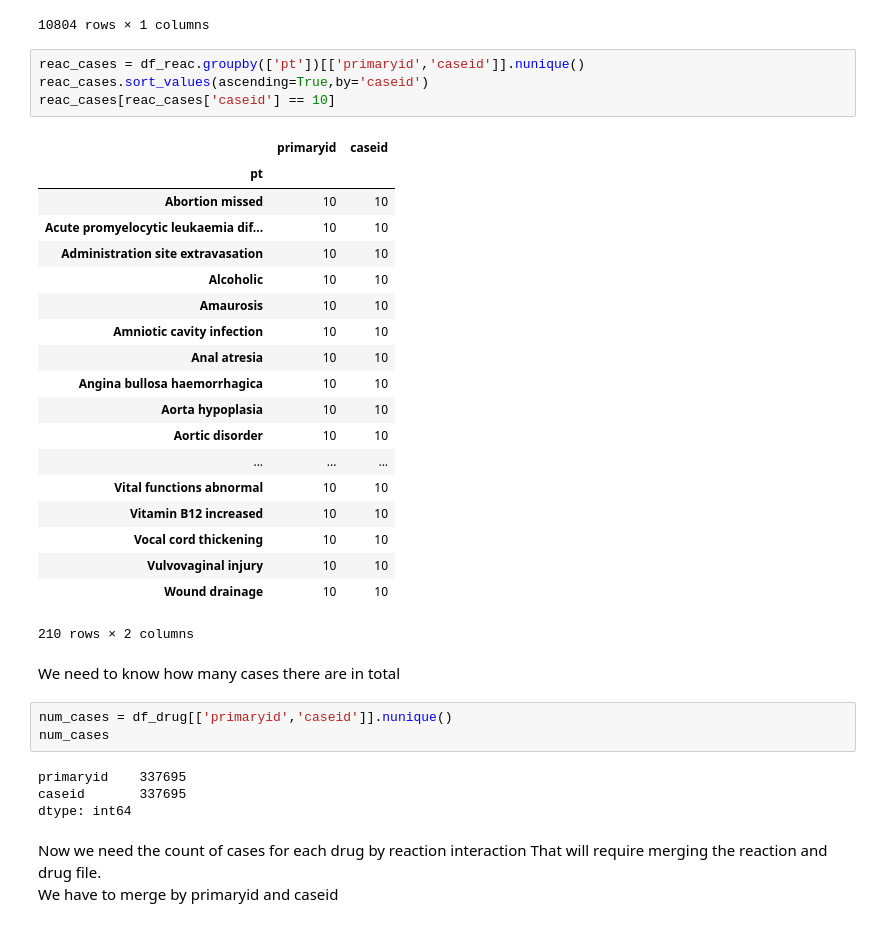
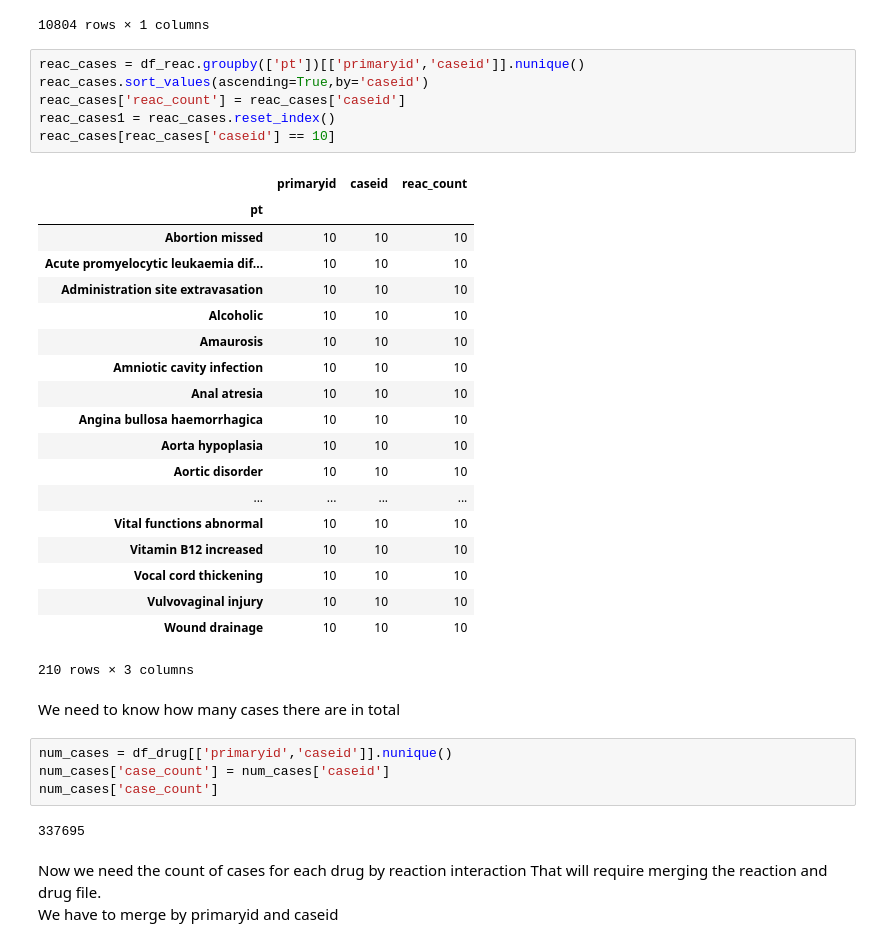
Before and after one commit to harlananelson/datascience, a Jupyter notebook: What Drugs are Bad.ipynb, the cells around one changed output. Drawn from its saved outputs; the diff is of its cells as text.

```diff
--- a/What Drugs are Bad.ipynb
+++ b/What Drugs are Bad.ipynb
@@ -707,36 +707,37 @@ df_reac.groupby(['pt'])[['caseid']].nunique()
 # %%
 reac_cases = df_reac.groupby(['pt'])[['primaryid','caseid']].nunique()
 reac_cases.sort_values(ascending=True,by='caseid')
+reac_cases['reac_count'] = reac_cases['caseid']
+reac_cases1 = reac_cases.reset_index()
 reac_cases[reac_cases['caseid'] == 10]
 # %% [output]
-|  | primaryid | caseid |
-| pt |  |  |
-| Abortion missed | 10 | 10 |
-| Acute promyelocytic leukaemia dif... | 10 | 10 |
-| Administration site extravasation | 10 | 10 |
-| Alcoholic | 10 | 10 |
-| Amaurosis | 10 | 10 |
-| Amniotic cavity infection | 10 | 10 |
-| Anal atresia | 10 | 10 |
-| Angina bullosa haemorrhagica | 10 | 10 |
-| Aorta hypoplasia | 10 | 10 |
-| Aortic disorder | 10 | 10 |
-| ... | ... | ... |
-| Vital functions abnormal | 10 | 10 |
-| Vitamin B12 increased | 10 | 10 |
-| Vocal cord thickening | 10 | 10 |
-| Vulvovaginal injury | 10 | 10 |
-| Wound drainage | 10 | 10 |
+|  | primaryid | caseid | reac_count |
+| pt |  |  |  |
+| Abortion missed | 10 | 10 | 10 |
+| Acute promyelocytic leukaemia dif... | 10 | 10 | 10 |
+| Administration site extravasation | 10 | 10 | 10 |
+| Alcoholic | 10 | 10 | 10 |
+| Amaurosis | 10 | 10 | 10 |
+| Amniotic cavity infection | 10 | 10 | 10 |
+| Anal atresia | 10 | 10 | 10 |
+| Angina bullosa haemorrhagica | 10 | 10 | 10 |
+| Aorta hypoplasia | 10 | 10 | 10 |
+| Aortic disorder | 10 | 10 | 10 |
+| ... | ... | ... | ... |
+| Vital functions abnormal | 10 | 10 | 10 |
+| Vitamin B12 increased | 10 | 10 | 10 |
+| Vocal cord thickening | 10 | 10 | 10 |
+| Vulvovaginal injury | 10 | 10 | 10 |
+| Wound drainage | 10 | 10 | 10 |
-210 rows × 2 columns
+210 rows × 3 columns
 # %% [markdown]
 We need to know how many cases there are in total
 # %%
 num_cases = df_drug[['primaryid','caseid']].nunique()
-num_cases
+num_cases['case_count'] = num_cases['caseid']
+num_cases['case_count']
 # %% [output]
-primaryid    337695
-caseid       337695
-dtype: int64
+337695
 # %% [markdown]
 Now we need the count of cases for each drug by reaction interaction
 That will require merging the reaction and drug file.
```
Also changed, not shown: parts of 12 cells of this notebook.
